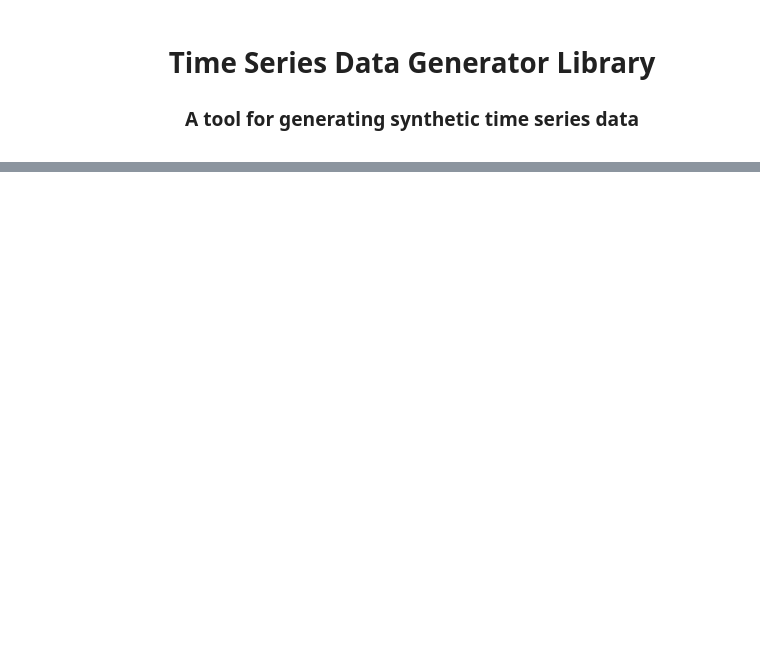
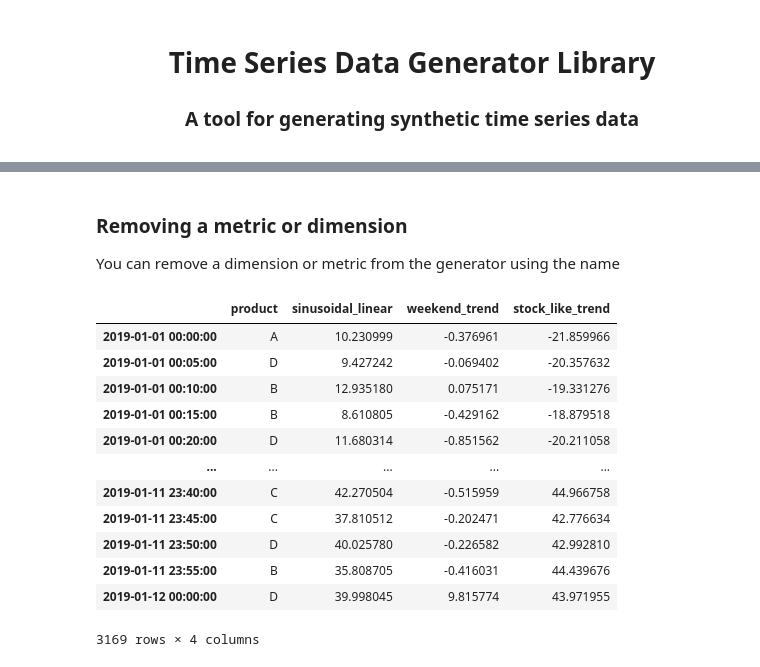
Before and after one commit to manojmanivannan/ts-data-generator, a Jupyter notebook: notebooks/sample.ipynb, the cells around one changed output, grey strips where cells are left out. Saved outputs shown, nothing was run; the diff lists cells and outputs as text; code cells hidden in the pictures; blank space fills up the shorter version.

```diff
--- a/notebooks/sample.ipynb
+++ b/notebooks/sample.ipynb
@@ -60,0 +122,21 @@ d.data
+# %% [markdown]
+### Removing a metric or dimension
+You can remove a dimension or metric from the generator using the name
+# %%
+d.remove_dimension('product_id')
+d.remove_metric('sinusoidal')
+d.data
+# %% [output]
+|  | product | sinusoidal_linear | weekend_trend | stock_like_trend |
+| 2019-01-01 00:00:00 | A | 10.230999 | -0.376961 | -21.859966 |
+| 2019-01-01 00:05:00 | D | 9.427242 | -0.069402 | -20.357632 |
+| 2019-01-01 00:10:00 | B | 12.935180 | 0.075171 | -19.331276 |
+| 2019-01-01 00:15:00 | B | 8.610805 | -0.429162 | -18.879518 |
+| 2019-01-01 00:20:00 | D | 11.680314 | -0.851562 | -20.211058 |
+| ... | ... | ... | ... | ... |
+| 2019-01-11 23:40:00 | C | 42.270504 | -0.515959 | 44.966758 |
+| 2019-01-11 23:45:00 | C | 37.810512 | -0.202471 | 42.776634 |
+| 2019-01-11 23:50:00 | D | 40.025780 | -0.226582 | 42.992810 |
+| 2019-01-11 23:55:00 | B | 35.808705 | -0.416031 | 44.439676 |
+| 2019-01-12 00:00:00 | D | 39.998045 | 9.815774 | 43.971955 |
+3169 rows × 4 columns
```
Also changed, not shown: parts of 16 cells of this notebook, 4 other files.
